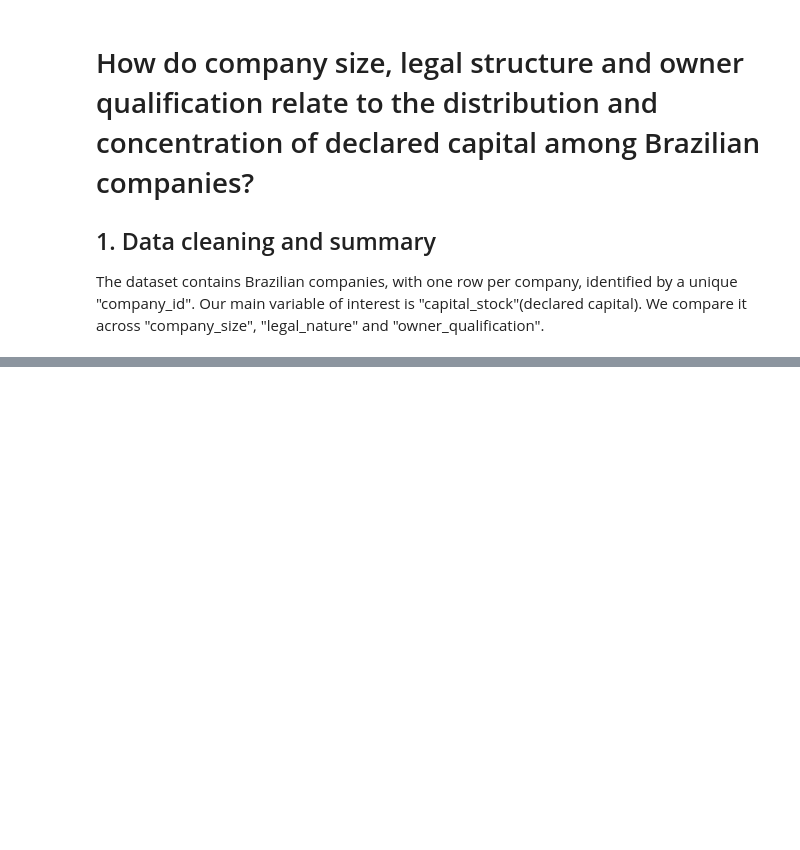
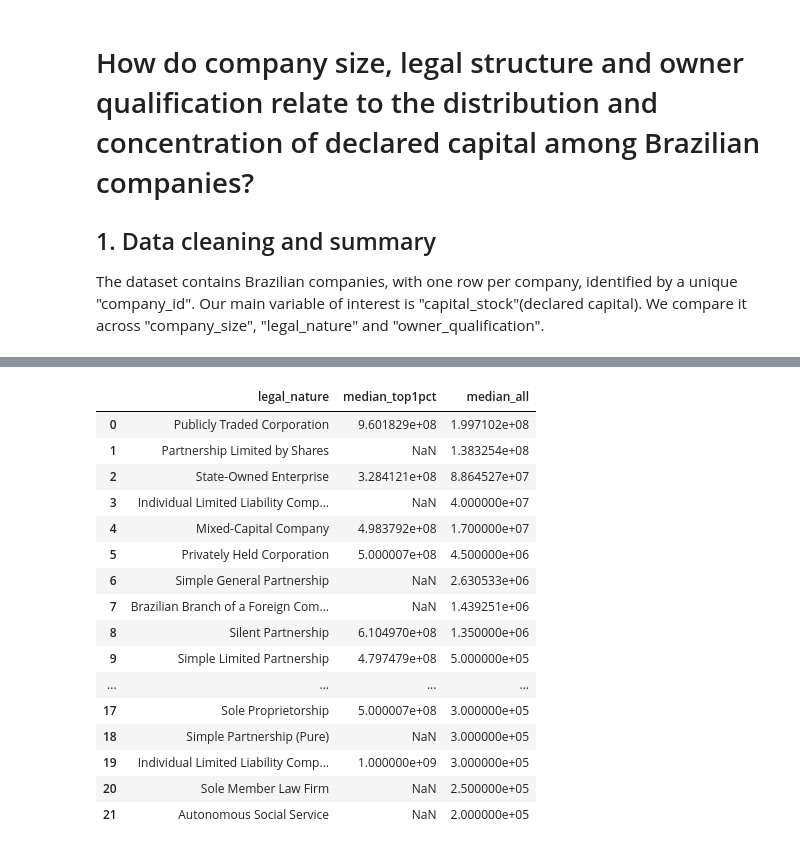
Before and after one commit to Xingchen722/DSA2101-project, a Jupyter notebook: src/dsa2101_project.ipynb, the cells around one changed output, grey strips where cells are left out. Cells and saved outputs as stored; diff of their text form; code cells hidden in the pictures; blank space fills up the shorter version.

```diff
--- a/src/dsa2101_project.ipynb
+++ b/src/dsa2101_project.ipynb
@@ -237,0 +256,23 @@ plt.show()
+# %%
+# median capital by category: top group vs all firms (full data)
+t = companies[companies["top1pct"]].groupby("legal_nature")["capital_stock"].median().rename("median_top1pct")
+a = companies.groupby("legal_nature")["capital_stock"].median().rename("median_all")
+pd.concat([t, a], axis=1).sort_values("median_all", ascending=False).reset_index()
+# %% [output]
+|  | legal_nature | median_top1pct | median_all |
+| 0 | Publicly Traded Corporation | 9.601829e+08 | 1.997102e+08 |
+| 1 | Partnership Limited by Shares | NaN | 1.383254e+08 |
+| 2 | State-Owned Enterprise | 3.284121e+08 | 8.864527e+07 |
+| 3 | Individual Limited Liability Comp... | NaN | 4.000000e+07 |
+| 4 | Mixed-Capital Company | 4.983792e+08 | 1.700000e+07 |
+| 5 | Privately Held Corporation | 5.000007e+08 | 4.500000e+06 |
+| 6 | Simple General Partnership | NaN | 2.630533e+06 |
+| 7 | Brazilian Branch of a Foreign Com... | NaN | 1.439251e+06 |
+| 8 | Silent Partnership | 6.104970e+08 | 1.350000e+06 |
+| 9 | Simple Limited Partnership | 4.797479e+08 | 5.000000e+05 |
+| ... | ... | ... | ... |
+| 17 | Sole Proprietorship | 5.000007e+08 | 3.000000e+05 |
+| 18 | Simple Partnership (Pure) | NaN | 3.000000e+05 |
+| 19 | Individual Limited Liability Comp... | 1.000000e+09 | 3.000000e+05 |
+| 20 | Sole Member Law Firm | NaN | 2.500000e+05 |
+| 21 | Autonomous Social Service | NaN | 2.000000e+05 |
```
Also changed, not shown: parts of 40 cells of this notebook.
